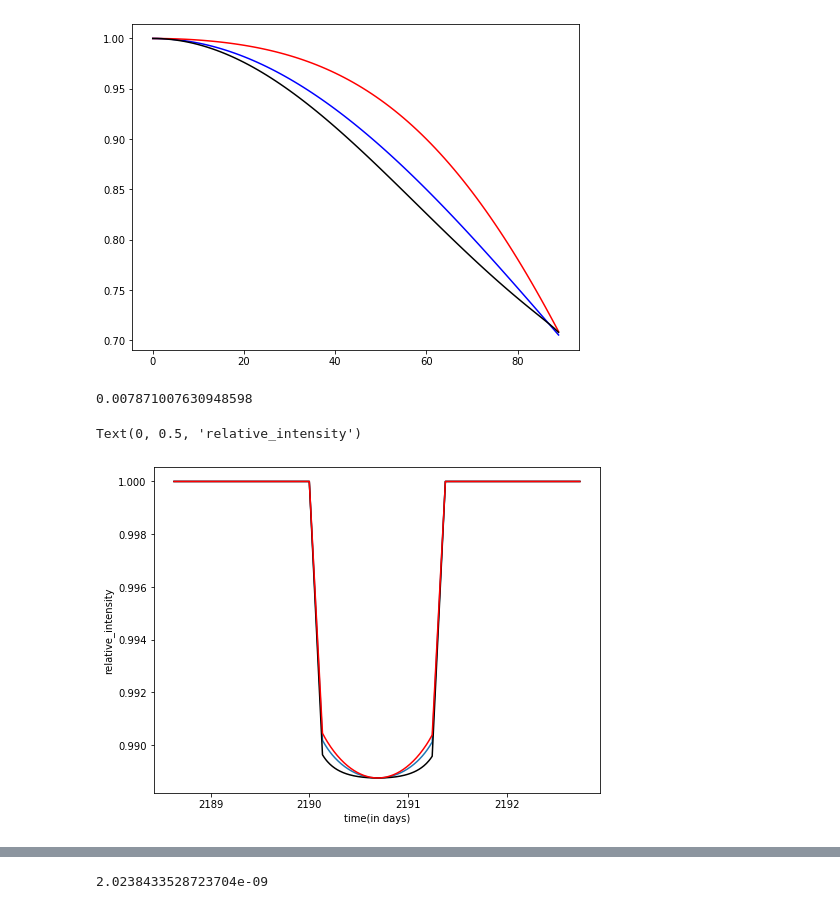
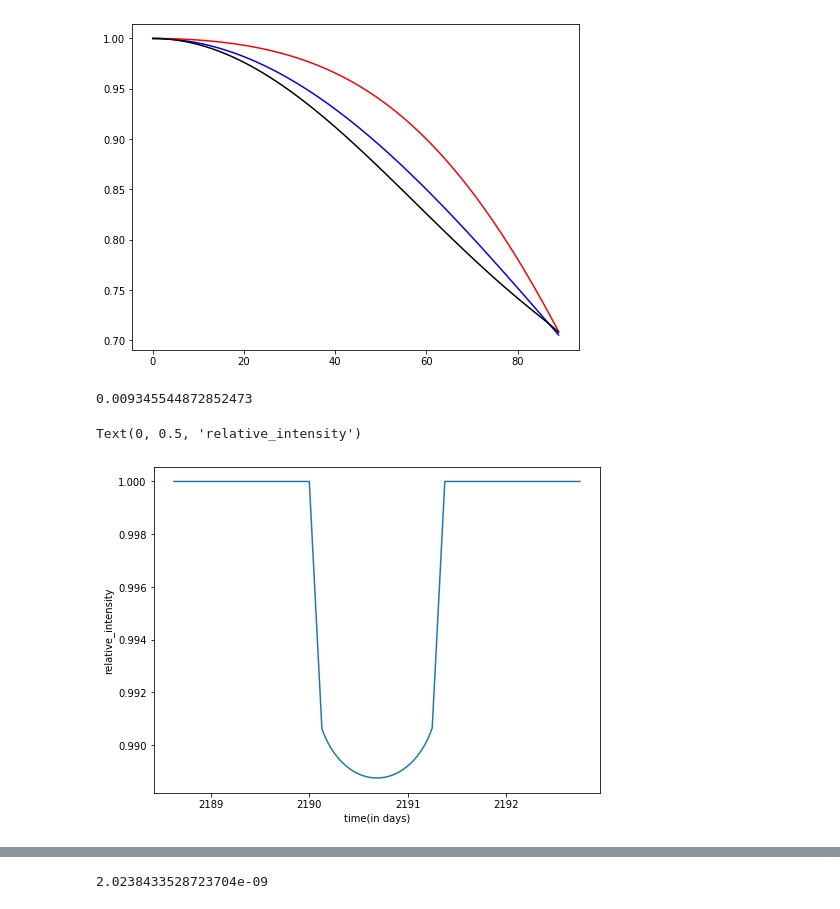
Before and after one commit to praneet1957/Exoplanets_krittika, a Jupyter notebook: Light curve.ipynb, the cells around one changed output, grey strips where cells are left out. Drawn from its saved outputs; the diff is of its cells as text; code cells hidden in the pictures.

```diff
--- a/Light curve.ipynb
+++ b/Light curve.ipynb
@@ -39,6 +40,6 @@ plt.ylabel('relative_intensity')
 Text(0, 0.5, 'relative_intensity')
 [figure]
 # %%
-alpha = transit_t*np.pi/P
+alpha = transit_f*np.pi/P
 print(alpha)
 # %% [output]
@@ -47,8 +48,8 @@ print(alpha)
 # correction for limb darkening
 # finding angle
 def param(time):
-    r = ((a*np.sin(angle)*np.sin(alpha-(2*alpha*time/transit_t)))**2 + (a*np.cos(angle))**2)**0.5
-    mu = (1-(r/(R_star+R_planet))**2)**0.5
+    r = ((a*np.sin(angle)*np.sin(alpha-(2*alpha*time/transit_f)))**2 + (a*np.cos(angle))**2)**0.5
+    mu = (1-(r/(R_star))**2)**0.5
 
     return mu
 # %%
@@ -101,4 +102,4 @@ I2 = lin(mu2)
 delta2 = I2*delta/0.9
 print(delta2)
 # %% [output]
-0.007871007630948598
+0.009345544872852473
@@ -109,7 +129,7 @@ print(delta2)
 #plotting light curve
 #assuming R_planet << R_star
 tim = []
-tim = np.arange(0.5*P-transit_t,0.5*P+2*transit_t,(transit_t-transit_f)/30)
+tim = np.arange(0.5*P-transit_t,0.5*P+2*transit_t,(transit_t-transit_f)/100)
 intensity_l= []
 intensity_q = []
 intensity_nl = []
@@ -130,10 +150,15 @@ for k in range (0,len(tim),1):
         intensity_nl.append(1)
 
 
-
+    elif (tim[k]>0.5*P and tim[k] <= (0.5*P + (transit_t - transit_f)/2)):
+        t
+        intensity_l.append(0)
+        intensity_q.append(0)
+        intensity_nl.append(0)
+        tim_e = tim[k]
 
     elif (tim[k] > (0.5*P + (transit_t - transit_f)/2) and (tim[k]<=(0.5*P + (transit_t + transit_f)/2))):
-        mu =param(tim[k] - tim[j])
+        mu =param(tim[k] - tim_e)
         I_l = lin(mu)                                    # here I is intensity with respect to max intensity i.e at center
         I_q = quad(mu)
         I_nl = nonlinear(mu)
@@ -146,32 +171,38 @@ for k in range (0,len(tim),1):
         intensity_l.append(1-delta_l)
         intensity_q.append(1-delta_q)
         intensity_nl.append(1-delta_nl)
+        tim_exit = tim[k]
 
-    else:
+    elif  (tim[k]>(0.5*P + (transit_t + transit_f)/2) and tim[k] <=(0.5*P + transit_t)):
+
+
+
+
         intensity_l.append(0)
         intensity_q.append(0)
         intensity_nl.append(0)
 
 
-t1 = np.asarray(intensity_l)
-tim = tim[t1!=0]
 
+l =np.asarray(intensity_l)
+tim =tim[l != 0 ]
 while 0 in intensity_l:
     intensity_l.remove(0)
+while 0 in intensity_q:
     intensity_q.remove(0)
+while 0 in intensity_nl:
     intensity_nl.remove(0)
 # %%
 plt.figure(figsize=(8,6))
 plt.plot(tim*12*365,intensity_l)
-plt.plot(tim*12*365,intensity_q,'k')
-plt.plot(tim*12*365,intensity_nl,'r')
+
 
 
 plt.xlabel('time(in days)')
 plt.ylabel('relative_intensity')
 # %% [output]
 Text(0, 0.5, 'relative_intensity')
-[figure, old version]
+[figure, new version]
 # %%
 plt.figure(figsize=(8,6))
 plt.plot(tim*12*365,intensity_q,'r')
```
Also changed, not shown: parts of 10 cells of this notebook.
